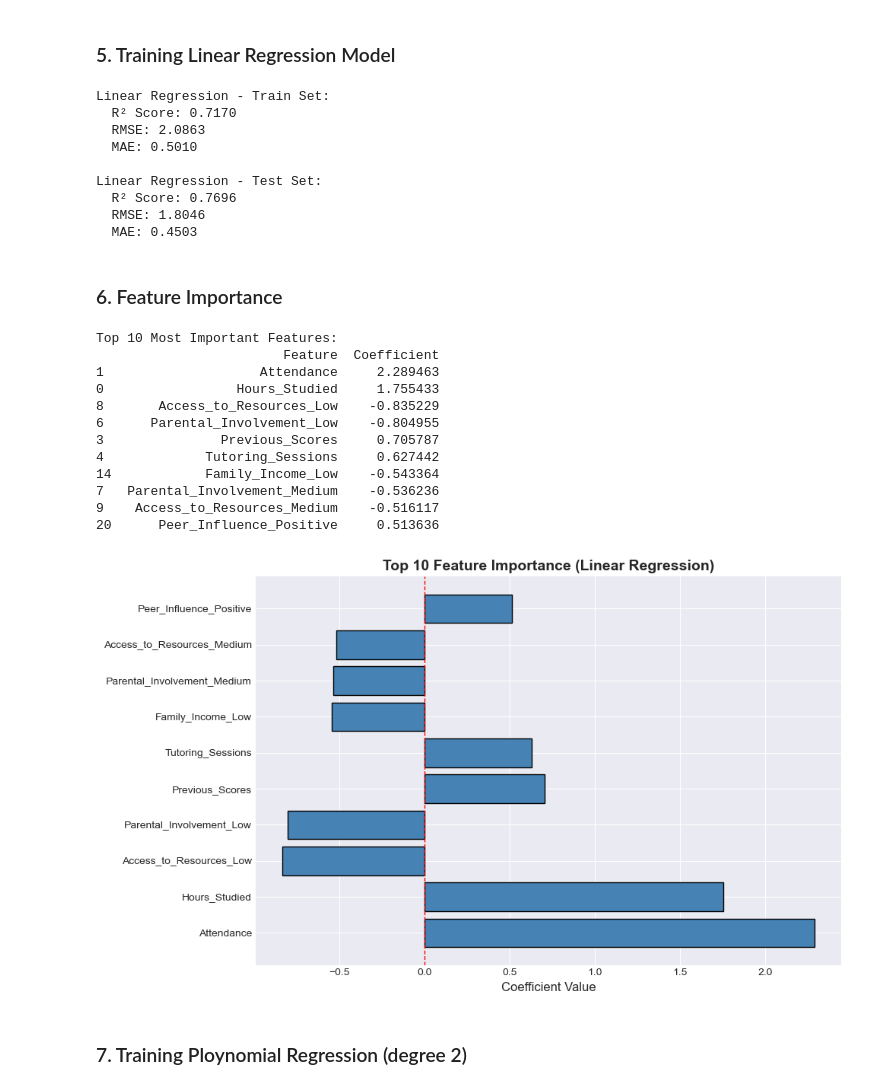
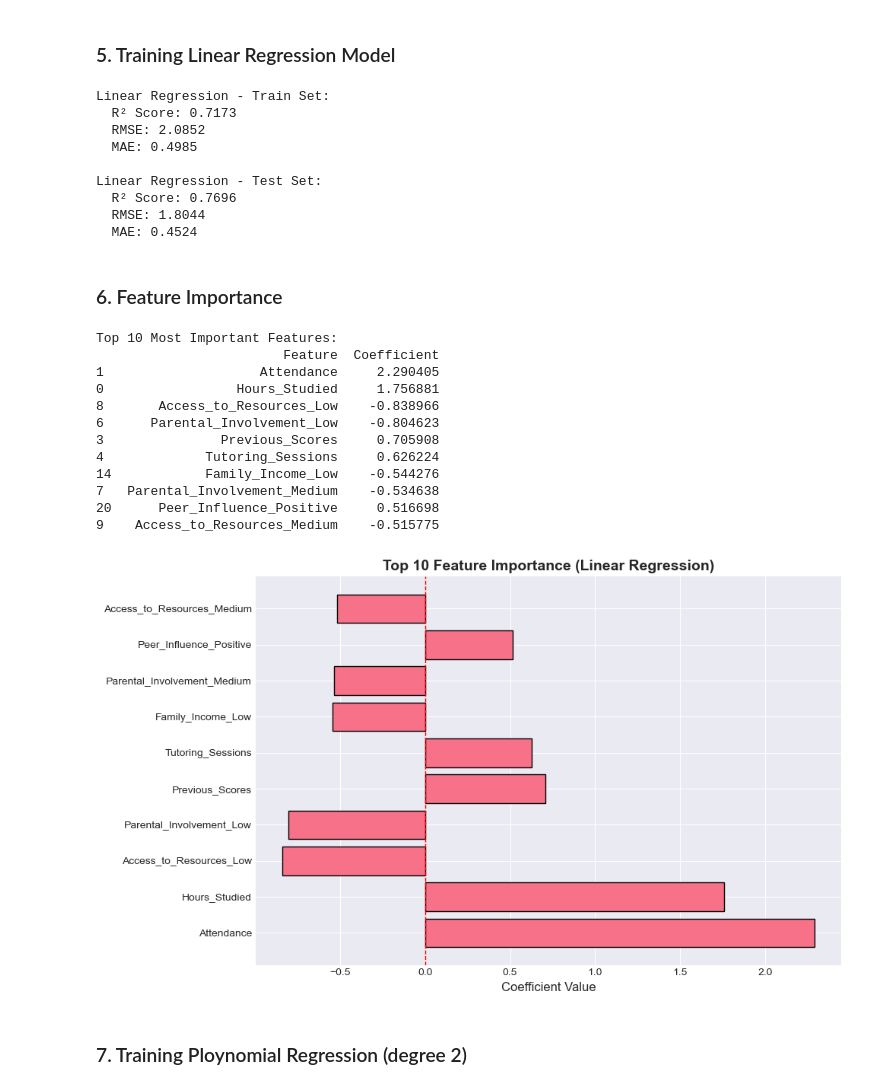
Before and after one commit to Rasath16/Student-Score-Predictor, a Jupyter notebook: 02_model_training.ipynb, the cells around one changed output. Drawn from its saved outputs; the diff is of its cells as text; code cells hidden in the pictures.

```diff
--- a/02_model_training.ipynb
+++ b/02_model_training.ipynb
@@ -18,7 +18,7 @@ sns.set_palette('husl')
 # %% [markdown]
 ### 1. Load Cleaned Dataset
 # %%
-df = pd.read_csv('data/raw/StudentPerformanceFactors.csv')
+df = pd.read_csv('data/Cleaned_student_data.csv')
 print(f"Dataset shape: {df.shape}")
 df.head(5)
 # %% [output]
@@ -99,47 +99,47 @@ results.append(evaluate_model(y_train, y_train_pred_lr, "Linear Regression", "Tr
 results.append(evaluate_model(y_test, y_test_pred_lr, "Linear Regression", "Test"))
 # %% [output]
 Linear Regression - Train Set:
-  R² Score: 0.7170
-  RMSE: 2.0863
-  MAE: 0.5010
+  R² Score: 0.7173
+  RMSE: 2.0852
+  MAE: 0.4985
 
 Linear Regression - Test Set:
   R² Score: 0.7696
-  RMSE: 1.8046
-  MAE: 0.4503
+  RMSE: 1.8044
+  MAE: 0.4524
 # %% [markdown]
 ### 6. Feature Importance
 # %%
 feature_importance = pd.DataFrame({
     'Feature': X_encoded.columns,
     'Coefficient': lr_model.coef_
 }).sort_values('Coefficient', key=abs, ascending=False)
 
 print("\nTop 10 Most Important Features:")
 print(feature_importance.head(10))
 
 plt.figure(figsize=(10, 6))
 top_features = feature_importance.head(10)
-plt.barh(top_features['Feature'], top_features['Coefficient'], edgecolor='black', color='steelblue')
+plt.barh(top_features['Feature'], top_features['Coefficient'], edgecolor='black')
 plt.xlabel('Coefficient Value', fontsize=12)
 plt.title('Top 10 Feature Importance (Linear Regression)', fontsize=14, fontweight='bold')
 plt.axvline(x=0, color='red', linestyle='--', linewidth=1)
 plt.tight_layout()
 plt.show()
 # %% [output]
 Top 10 Most Important Features:
                         Feature  Coefficient
-1                    Attendance     2.289463
-0                 Hours_Studied     1.755433
-8       Access_to_Resources_Low    -0.835229
-6      Parental_Involvement_Low    -0.804955
-3               Previous_Scores     0.705787
-4             Tutoring_Sessions     0.627442
-14            Family_Income_Low    -0.543364
-7   Parental_Involvement_Medium    -0.536236
-9    Access_to_Resources_Medium    -0.516117
-20      Peer_Influence_Positive     0.513636
+1                    Attendance     2.290405
+0                 Hours_Studied     1.756881
+8       Access_to_Resources_Low    -0.838966
+6      Parental_Involvement_Low    -0.804623
+3               Previous_Scores     0.705908
+4             Tutoring_Sessions     0.626224
+14            Family_Income_Low    -0.544276
+7   Parental_Involvement_Medium    -0.534638
+20      Peer_Influence_Positive     0.516698
+9    Access_to_Resources_Medium    -0.515775
-[figure, old version]
+[figure, new version]
 # %% [markdown]
 ### 7. Training Ploynomial Regression (degree 2)
 # %%
```
Also changed, not shown: parts of 8 cells of this notebook, 7 other files.
